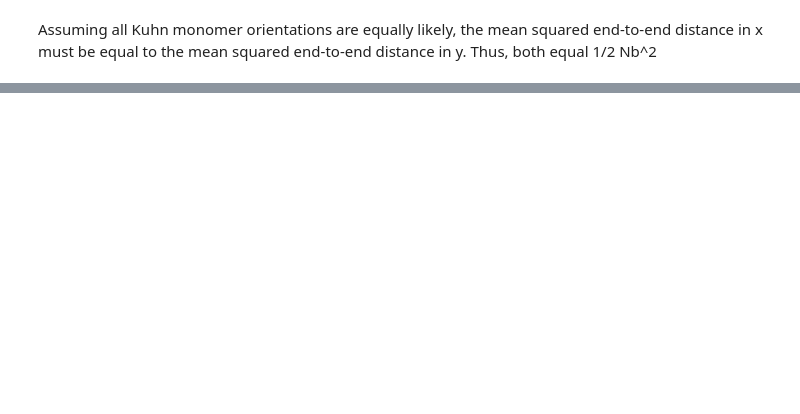
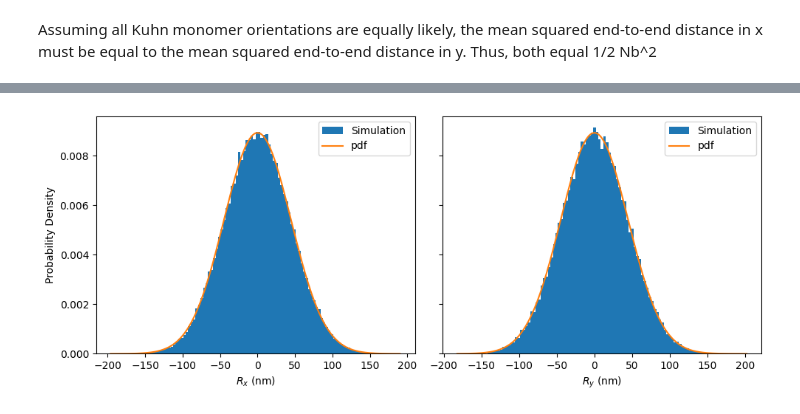
Before and after one commit to apz62/BIEN-514, a Jupyter notebook: Homework 2.ipynb, the cells around one changed output, grey strips where cells are left out. Cells and saved outputs as stored; diff of their text form; code cells hidden in the pictures; blank space fills up the shorter version.

```diff
--- a/Homework 2.ipynb
+++ b/Homework 2.ipynb
@@ -94,0 +94,25 @@ def histogram
+# %%
+n = 100000
+N = 1000
+b = 2
+
+steps = random_steps((n, N), b) # generate n chains/trials with N monomers
+eps = np.sum(steps, axis=2)
+# %%
+fig, ax = plt.subplots(1, 2, sharey=True,figsize=(10, 4))
+
+for i in range(2):
+    R  = np.arange(np.min(eps[i]), np.max(eps[i]), 1)
+    pdf = np.exp(-(R**2 / (N * (b**2)))) / np.sqrt(np.pi * N * (b**2))
+
+    ax[i].hist(eps[i], bins='scott', density=True, label='Simulation')
+    ax[i].plot(R, pdf, label='pdf')
+    ax[i].legend()
+
+ax[0].set_xlabel('$R_x$ (nm)')
+ax[1].set_xlabel('$R_y$ (nm)')
+ax[0].set_ylabel('Probability Density')
+fig.tight_layout()
+fig.savefig("histo.jpg", dpi=200)
+# %% [output]
+[figure, added]
```
Also changed, not shown: parts of 4 cells of this notebook, 2 other files.
